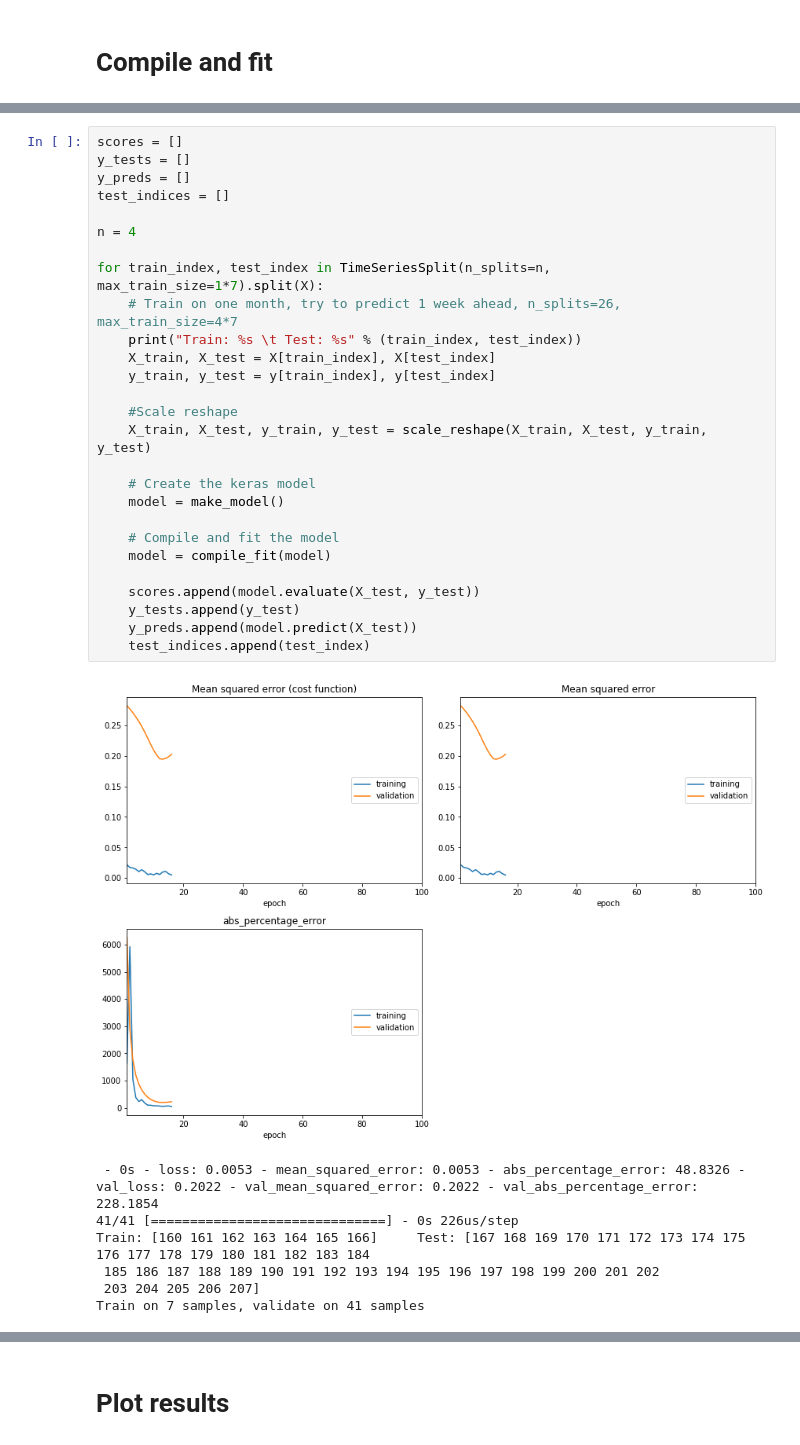
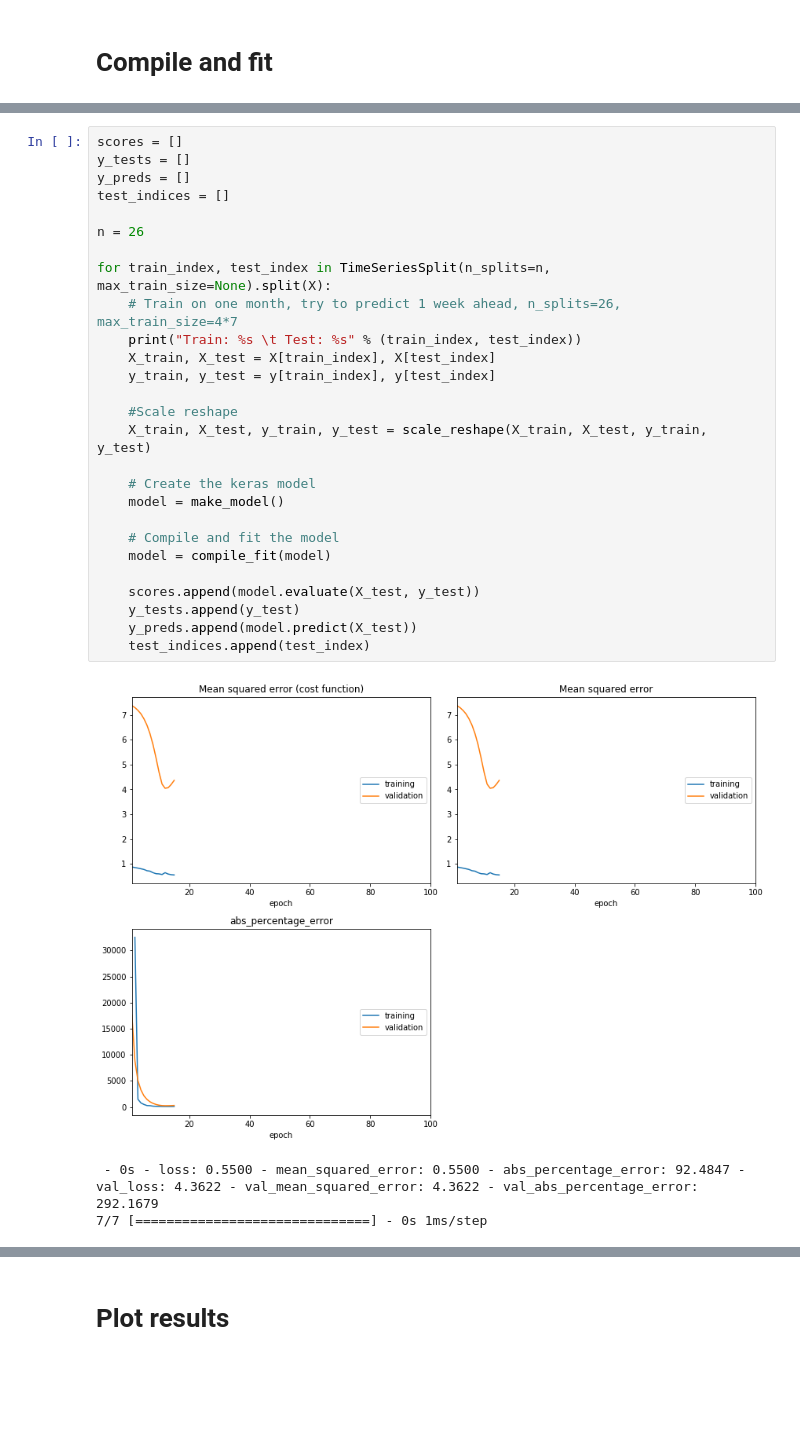
Before and after one commit to deKeijzer/KB-74-OPSCHALER, a Jupyter notebook: Personal_folders/Brian/Keras/8655 gasPower higher resolution.ipynb, the cells around one changed output, grey strips where cells are left out. Drawn from its saved outputs; the diff is of its cells as text; blank space fills up the shorter version.

```diff
--- a/Personal_folders/Brian/Keras/8655 gasPower higher resolution.ipynb
+++ b/Personal_folders/Brian/Keras/8655 gasPower higher resolution.ipynb
@@ -310,36 +312,32 @@ def abs_percentage_error(y_true, y_pred):
 # %%
 scores = []
 y_tests = []
 y_preds = []
 test_indices = []
 
-n = 4
+n = 26
 
-for train_index, test_index in TimeSeriesSplit(n_splits=n, max_train_size=1*7).split(X):
+for train_index, test_index in TimeSeriesSplit(n_splits=n, max_train_size=None).split(X):
     # Train on one month, try to predict 1 week ahead, n_splits=26, max_train_size=4*7
     print("Train: %s \t Test: %s" % (train_index, test_index))
     X_train, X_test = X[train_index], X[test_index]
     y_train, y_test = y[train_index], y[test_index]
 
     #Scale reshape
     X_train, X_test, y_train, y_test = scale_reshape(X_train, X_test, y_train, y_test)
 
     # Create the keras model
     model = make_model()
 
     # Compile and fit the model
     model = compile_fit(model)
 
     scores.append(model.evaluate(X_test, y_test))
     y_tests.append(y_test)
     y_preds.append(model.predict(X_test))
     test_indices.append(test_index)
 # %% [output]
-[figure, old version]
+[figure, new version]
- - 0s - loss: 0.0053 - mean_squared_error: 0.0053 - abs_percentage_error: 48.8326 - val_loss: 0.2022 - val_mean_squared_error: 0.2022 - val_abs_percentage_error: 228.1854
-41/41 [==============================] - 0s 226us/step
-Train: [160 161 162 163 164 165 166]     Test: [167 168 169 170 171 172 173 174 175 176 177 178 179 180 181 182 183 184
- 185 186 187 188 189 190 191 192 193 194 195 196 197 198 199 200 201 202
- 203 204 205 206 207]
-Train on 7 samples, validate on 41 samples
+ - 0s - loss: 0.5500 - mean_squared_error: 0.5500 - abs_percentage_error: 92.4847 - val_loss: 4.3622 - val_mean_squared_error: 4.3622 - val_abs_percentage_error: 292.1679
+7/7 [==============================] - 0s 1ms/step
 # %%
```
Also changed, not shown: parts of 5 cells of this notebook, 4 other files.
